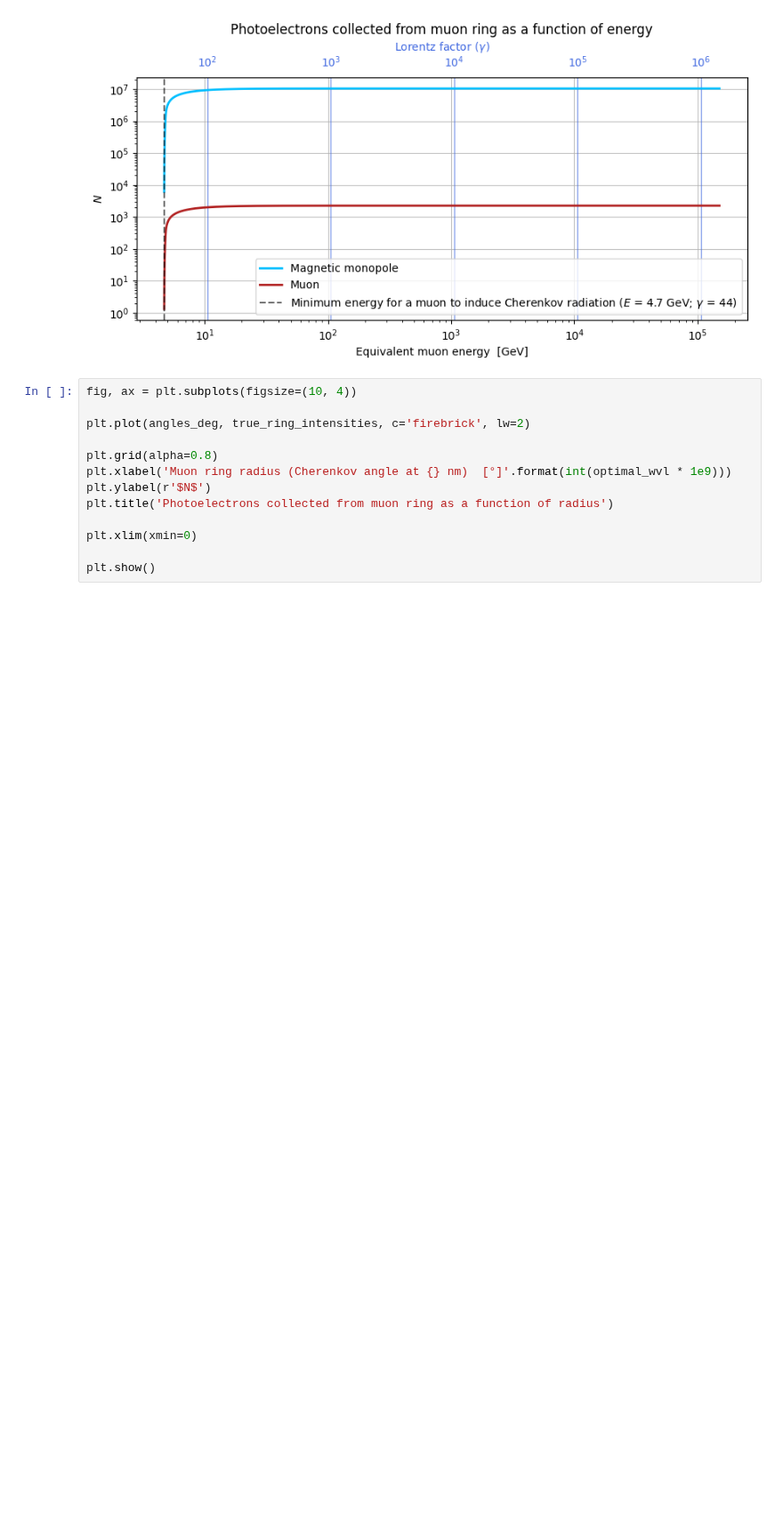
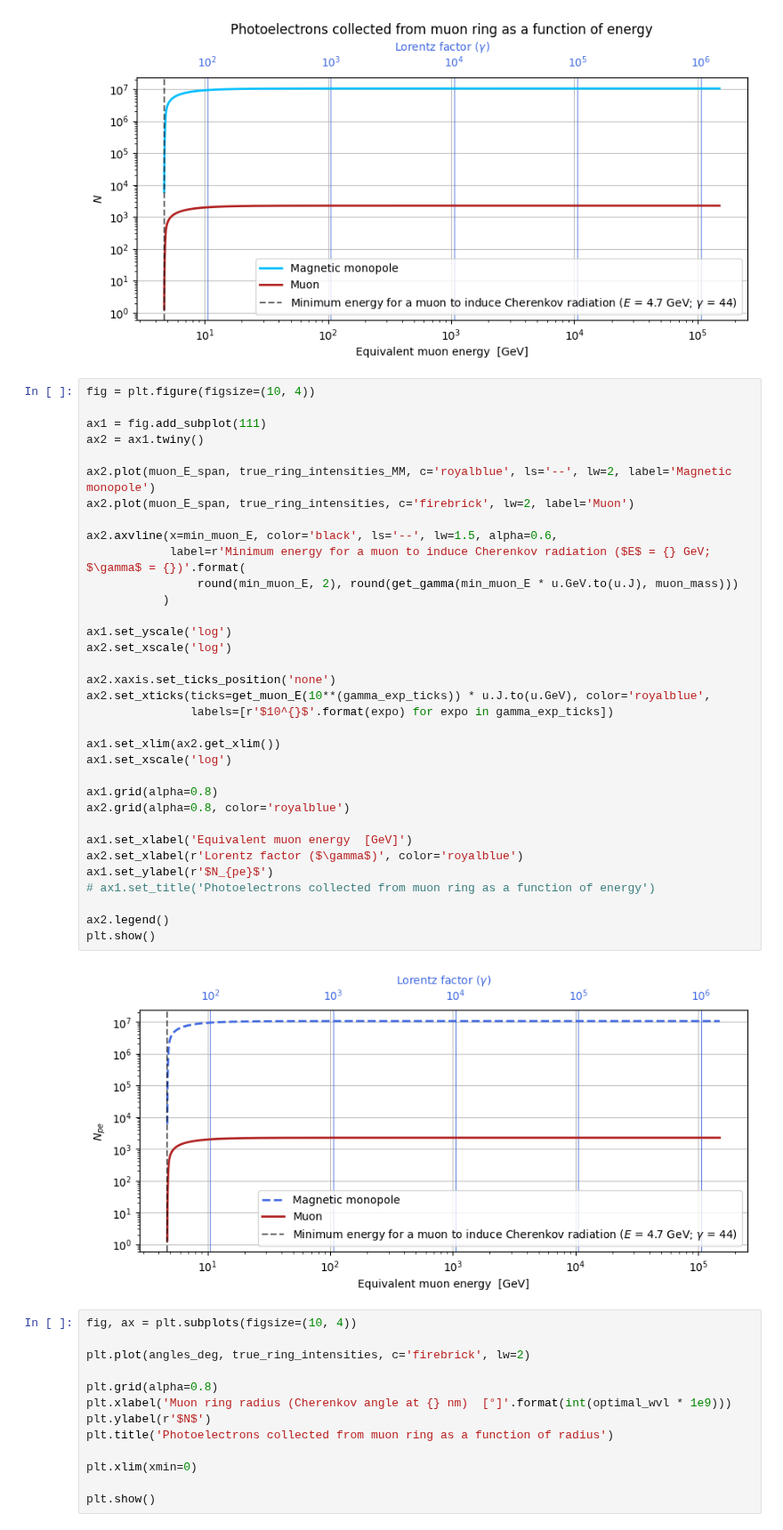
Before and after one commit to leandrorizk/magnetic_monopoles, a Jupyter notebook: muons/muon_detection.ipynb, the cells around one changed output. Shown at 89% size. Cells and saved outputs as stored; diff of their text form; blank space fills up the shorter version.

```diff
--- a/muons/muon_detection.ipynb
+++ b/muons/muon_detection.ipynb
@@ -501,6 +501,42 @@ ax2.legend()
 plt.show()
 # %% [output]
 [figure]
+# %%
+fig = plt.figure(figsize=(10, 4))
+
+ax1 = fig.add_subplot(111)
+ax2 = ax1.twiny()
+
+ax2.plot(muon_E_span, true_ring_intensities_MM, c='royalblue', ls='--', lw=2, label='Magnetic monopole')
+ax2.plot(muon_E_span, true_ring_intensities, c='firebrick', lw=2, label='Muon')
+
+ax2.axvline(x=min_muon_E, color='black', ls='--', lw=1.5, alpha=0.6,
+            label=r'Minimum energy for a muon to induce Cherenkov radiation ($E$ = {} GeV; $\gamma$ = {})'.format(
+                round(min_muon_E, 2), round(get_gamma(min_muon_E * u.GeV.to(u.J), muon_mass)))
+           )
+
+ax1.set_yscale('log')
+ax2.set_xscale('log')
+
+ax2.xaxis.set_ticks_position('none')
+ax2.set_xticks(ticks=get_muon_E(10**(gamma_exp_ticks)) * u.J.to(u.GeV), color='royalblue',
+               labels=[r'$10^{}$'.format(expo) for expo in gamma_exp_ticks])
+
+ax1.set_xlim(ax2.get_xlim())
+ax1.set_xscale('log')
+
+ax1.grid(alpha=0.8)
+ax2.grid(alpha=0.8, color='royalblue')
+
+ax1.set_xlabel('Equivalent muon energy  [GeV]')
+ax2.set_xlabel(r'Lorentz factor ($\gamma$)', color='royalblue')
+ax1.set_ylabel(r'$N_{pe}$')
+# ax1.set_title('Photoelectrons collected from muon ring as a function of energy')
+
+ax2.legend()
+plt.show()
+# %% [output]
+[figure, added]
 # %%
 fig, ax = plt.subplots(figsize=(10, 4))
 
```
Also changed, not shown: parts of 21 cells of this notebook, 7 other files.
